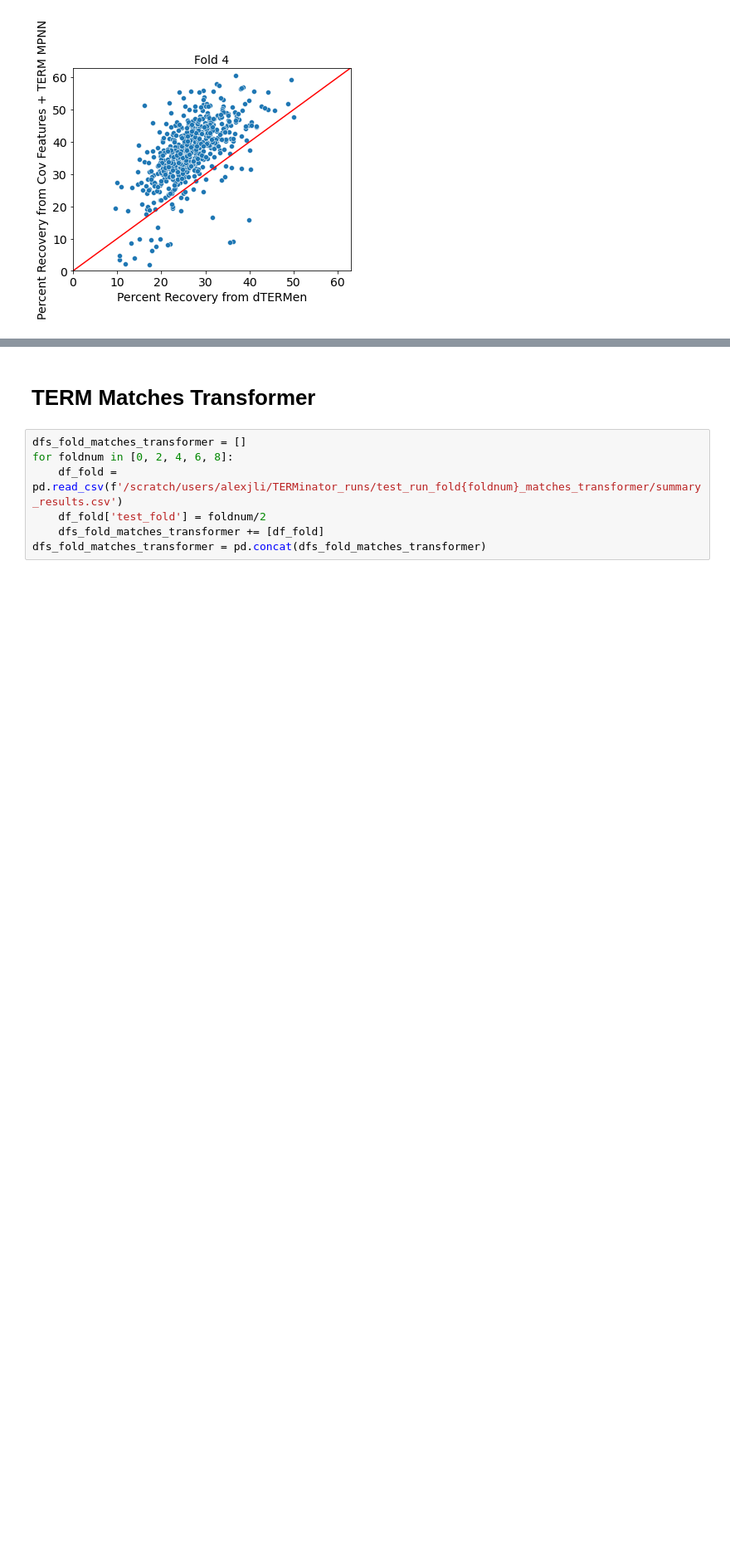
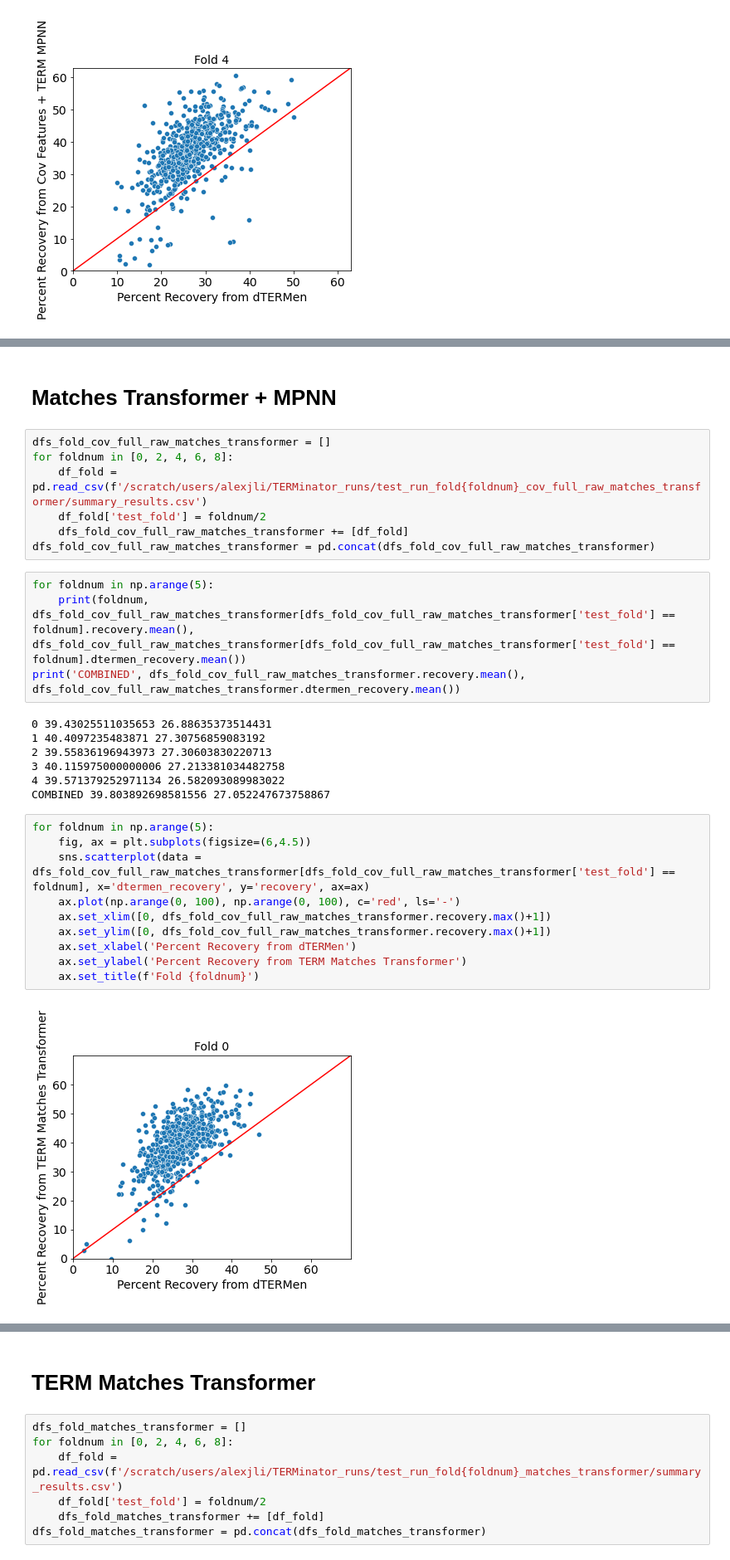
Before and after one commit to alexjli/terminator_public, a Jupyter notebook: analysis/test_run_analysis.ipynb, the cells around one changed output, grey strips where cells are left out. Shown at 83% size. Saved outputs shown, nothing was run; the diff lists cells and outputs as text; blank space fills up the shorter version.

```diff
--- a/analysis/test_run_analysis.ipynb
+++ b/analysis/test_run_analysis.ipynb
@@ -188,0 +261,32 @@ for foldnum in np.arange(5):
+# %% [markdown]
+# Matches Transformer + MPNN
+# %%
+dfs_fold_cov_full_raw_matches_transformer = []
+for foldnum in [0, 2, 4, 6, 8]:
+    df_fold = pd.read_csv(f'/scratch/users/alexjli/TERMinator_runs/test_run_fold{foldnum}_cov_full_raw_matches_transformer/summary_results.csv')
+    df_fold['test_fold'] = foldnum/2
+    dfs_fold_cov_full_raw_matches_transformer += [df_fold]
+dfs_fold_cov_full_raw_matches_transformer = pd.concat(dfs_fold_cov_full_raw_matches_transformer)
+# %%
+for foldnum in np.arange(5):
+    print(foldnum, dfs_fold_cov_full_raw_matches_transformer[dfs_fold_cov_full_raw_matches_transformer['test_fold'] == foldnum].recovery.mean(), dfs_fold_cov_full_raw_matches_transformer[dfs_fold_cov_full_raw_matches_transformer['test_fold'] == foldnum].dtermen_recovery.mean())
+print('COMBINED', dfs_fold_cov_full_raw_matches_transformer.recovery.mean(), dfs_fold_cov_full_raw_matches_transformer.dtermen_recovery.mean())
+# %% [output]
+0 39.43025511035653 26.88635373514431
+1 40.4097235483871 27.30756859083192
+2 39.55836196943973 27.30603830220713
+3 40.115975000000006 27.213381034482758
+4 39.571379252971134 26.582093089983022
+COMBINED 39.803892698581556 27.052247673758867
+# %%
+for foldnum in np.arange(5):
+    fig, ax = plt.subplots(figsize=(6,4.5))
+    sns.scatterplot(data = dfs_fold_cov_full_raw_matches_transformer[dfs_fold_cov_full_raw_matches_transformer['test_fold'] == foldnum], x='dtermen_recovery', y='recovery', ax=ax)
+    ax.plot(np.arange(0, 100), np.arange(0, 100), c='red', ls='-')
+    ax.set_xlim([0, dfs_fold_cov_full_raw_matches_transformer.recovery.max()+1])
+    ax.set_ylim([0, dfs_fold_cov_full_raw_matches_transformer.recovery.max()+1])
+    ax.set_xlabel('Percent Recovery from dTERMen')
+    ax.set_ylabel('Percent Recovery from TERM Matches Transformer')
+    ax.set_title(f'Fold {foldnum}')
+# %% [output]
+[figure, added]
```
Also changed, not shown: parts of 9 cells of this notebook, 1 other file.
